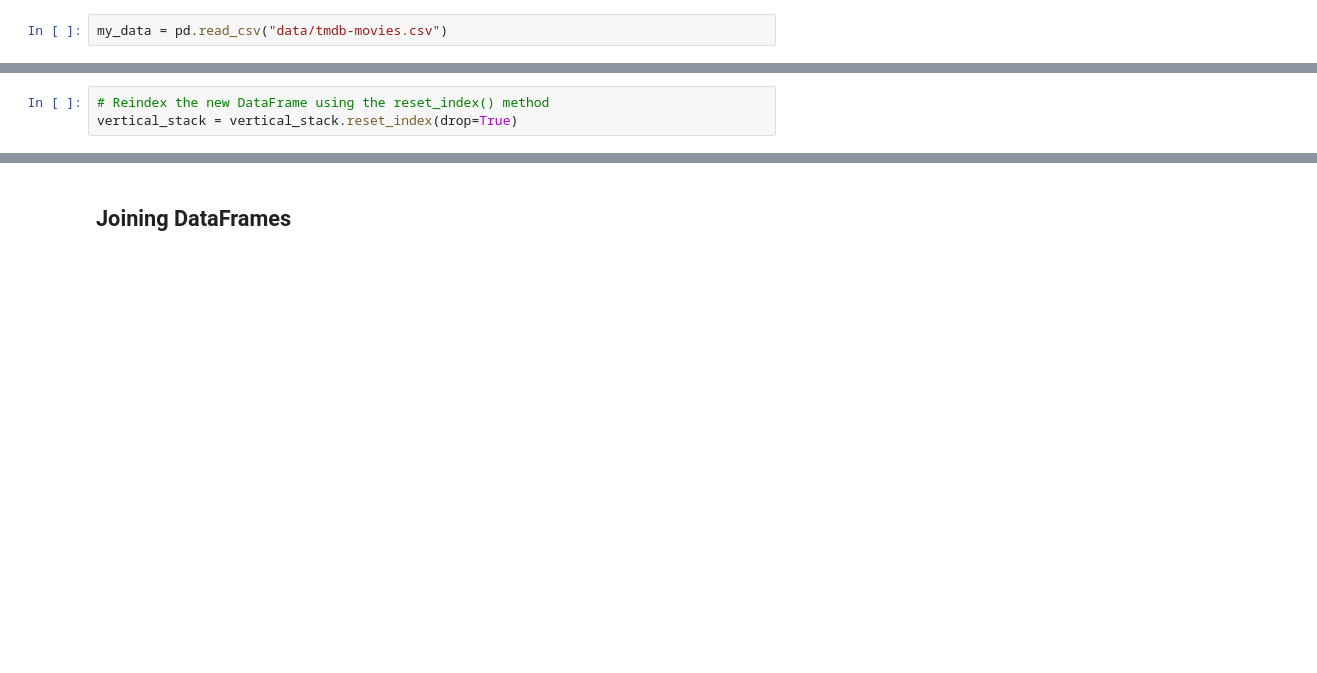
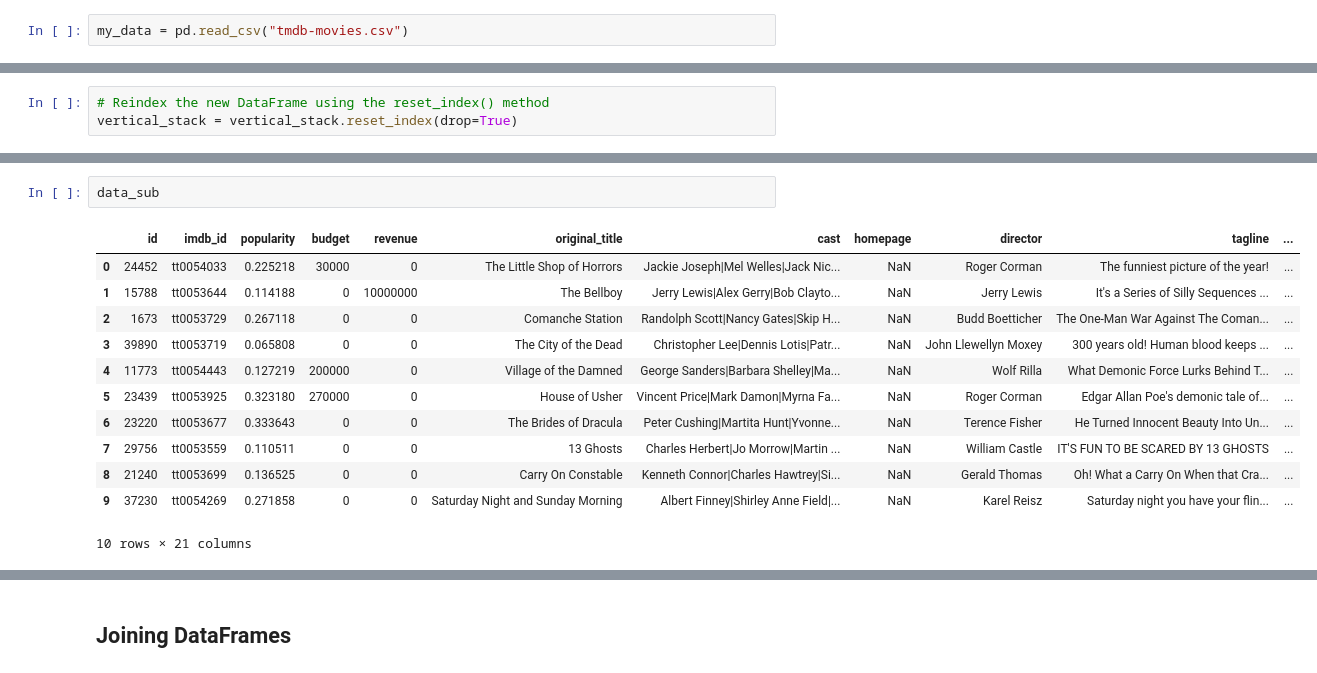
Before and after one commit to algomezb/pythonPractice, a Jupyter notebook: python-lesson-solution.ipynb, the cells around one changed output, grey strips where cells are left out. Cells and saved outputs as stored; diff of their text form; blank space fills up the shorter version.

```diff
--- a/python-lesson-solution.ipynb
+++ b/python-lesson-solution.ipynb
@@ -1015,7 +1116,7 @@ df1['popularity'] = df1['popularity'].fillna(df1['popularity'].mean())
 # %% [markdown]
 First, let’s reload the data so we’re not mixing up all of our previous manipulations.
 # %%
-my_data = pd.read_csv("data/tmdb-movies.csv")
+my_data = pd.read_csv("tmdb-movies.csv")
 # %% [markdown]
 Let’s drop all the rows that contain missing values. We will use the command `dropna`. By default, `dropna` removes rows that contain missing data for even just one column.
 # %%
@@ -1071,0 +1241,15 @@ horizontal_stack
+# %%
+data_sub
+# %% [output]
+|  | id | imdb_id | popularity | budget | revenue | original_title | cast | homepage | director | tagline | ... |
+| 0 | 24452 | tt0054033 | 0.225218 | 30000 | 0 | The Little Shop of Horrors | Jackie Joseph|Mel Welles|Jack Nic... | NaN | Roger Corman | The funniest picture of the year! | ... |
+| 1 | 15788 | tt0053644 | 0.114188 | 0 | 10000000 | The Bellboy | Jerry Lewis|Alex Gerry|Bob Clayto... | NaN | Jerry Lewis | It's a Series of Silly Sequences ... | ... |
+| 2 | 1673 | tt0053729 | 0.267118 | 0 | 0 | Comanche Station | Randolph Scott|Nancy Gates|Skip H... | NaN | Budd Boetticher | The One-Man War Against The Coman... | ... |
+| 3 | 39890 | tt0053719 | 0.065808 | 0 | 0 | The City of the Dead | Christopher Lee|Dennis Lotis|Patr... | NaN | John Llewellyn Moxey | 300 years old! Human blood keeps ... | ... |
+| 4 | 11773 | tt0054443 | 0.127219 | 200000 | 0 | Village of the Damned | George Sanders|Barbara Shelley|Ma... | NaN | Wolf Rilla | What Demonic Force Lurks Behind T... | ... |
+| 5 | 23439 | tt0053925 | 0.323180 | 270000 | 0 | House of Usher | Vincent Price|Mark Damon|Myrna Fa... | NaN | Roger Corman | Edgar Allan Poe's demonic tale of... | ... |
+| 6 | 23220 | tt0053677 | 0.333643 | 0 | 0 | The Brides of Dracula | Peter Cushing|Martita Hunt|Yvonne... | NaN | Terence Fisher | He Turned Innocent Beauty Into Un... | ... |
+| 7 | 29756 | tt0053559 | 0.110511 | 0 | 0 | 13 Ghosts | Charles Herbert|Jo Morrow|Martin ... | NaN | William Castle | IT'S FUN TO BE SCARED BY 13 GHOSTS | ... |
+| 8 | 21240 | tt0053699 | 0.136525 | 0 | 0 | Carry On Constable | Kenneth Connor|Charles Hawtrey|Si... | NaN | Gerald Thomas | Oh! What a Carry On When that Cra... | ... |
+| 9 | 37230 | tt0054269 | 0.271858 | 0 | 0 | Saturday Night and Sunday Morning | Albert Finney|Shirley Anne Field|... | NaN | Karel Reisz | Saturday night you have your flin... | ... |
+10 rows × 21 columns
```
Also changed, not shown: parts of 38 cells of this notebook, 9 other files.
